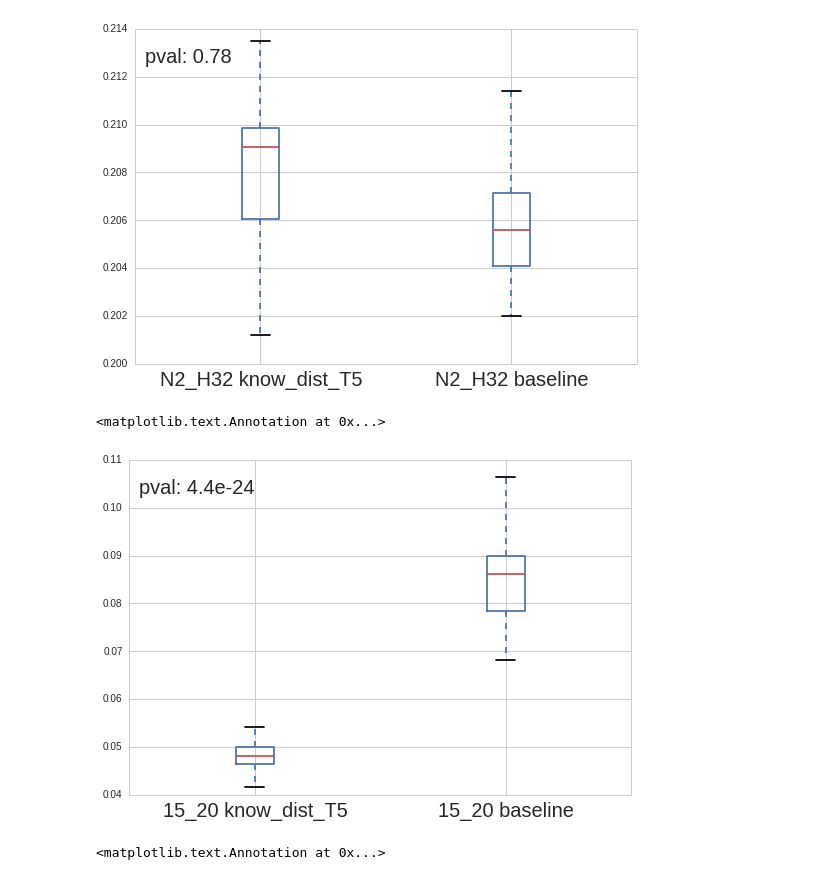
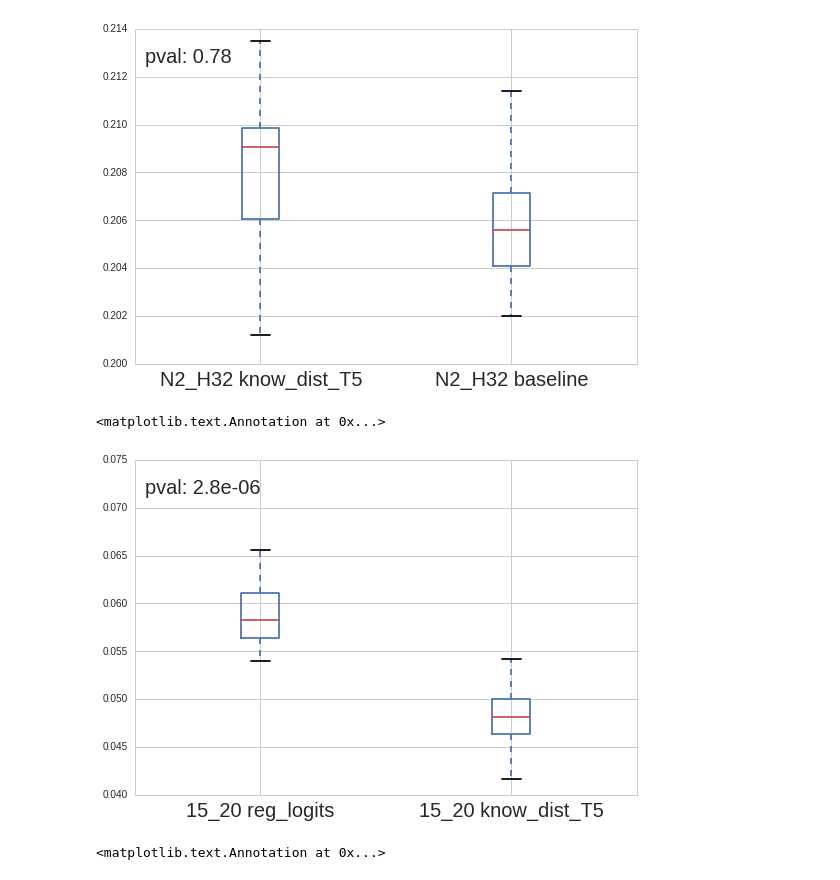
Before and after one commit to dmancevo/CompressingDeepConvNets, a Jupyter notebook: Plots/Statistical Analysis (err logs).ipynb, the cells around one changed output. Drawn from its saved outputs; the diff is of its cells as text; code cells hidden in the pictures.

Commit message:
more plots and tables

```diff
--- a/Plots/Statistical Analysis (err logs).ipynb
+++ b/Plots/Statistical Analysis (err logs).ipynb
@@ -137,22 +137,22 @@ ax.annotate('pval: {0:.2g}'.format(p_val), (0.02,0.9), xycoords='axes fraction',
 # %%
 plt.rcParams['figure.figsize'] = (9, 6)
 
 reg = re.compile(r'Top_Down student_1 (15\w+ \w+).*')
-reg2 = re.compile(r'Top_Down student_1 (15\w+ reg).*')
+reg2 = re.compile(r'Top_Down student_1 (15\w+ baseline).*')
 
 df1 = df[[col for col in df.columns if reg.match(col) and not reg2.match(col)]].copy()
 df1.columns = [reg.match(col).group(1) for col in df1.columns]
 
 from scipy.stats import kruskal
 statistic, p_val = kruskal(*[df1[col] for col in df1.columns])
 
 
 ax = df1.iloc[80:].boxplot(fontsize=20)
 
 ax.annotate('pval: {0:.2g}'.format(p_val), (0.02,0.9), xycoords='axes fraction', fontsize=20)
 # %% [output]
 <matplotlib.text.Annotation at 0x...>
-[figure, old version]
+[figure, new version]
 # %%
 plt.rcParams['figure.figsize'] = (9, 6)
 
```
Also changed, not shown: 4 other files.
